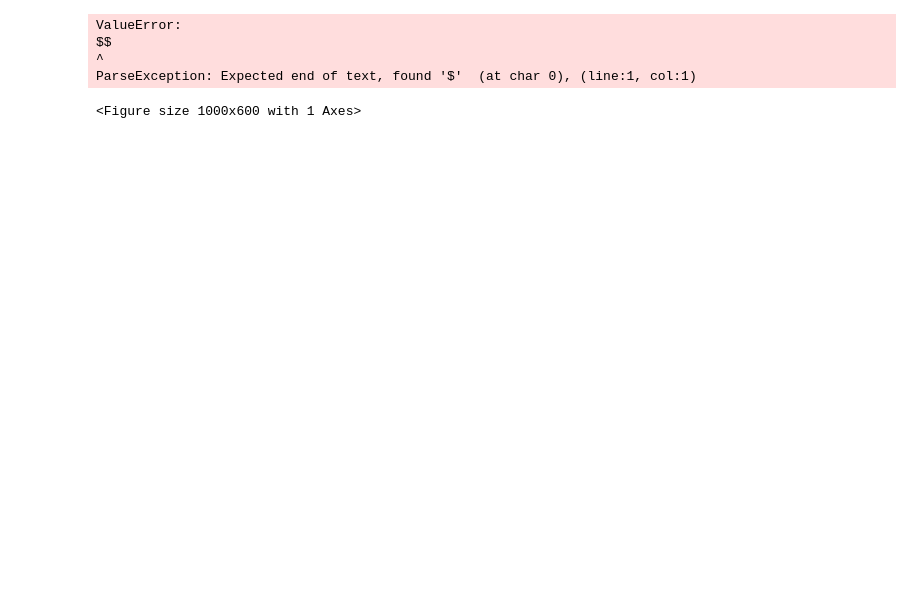
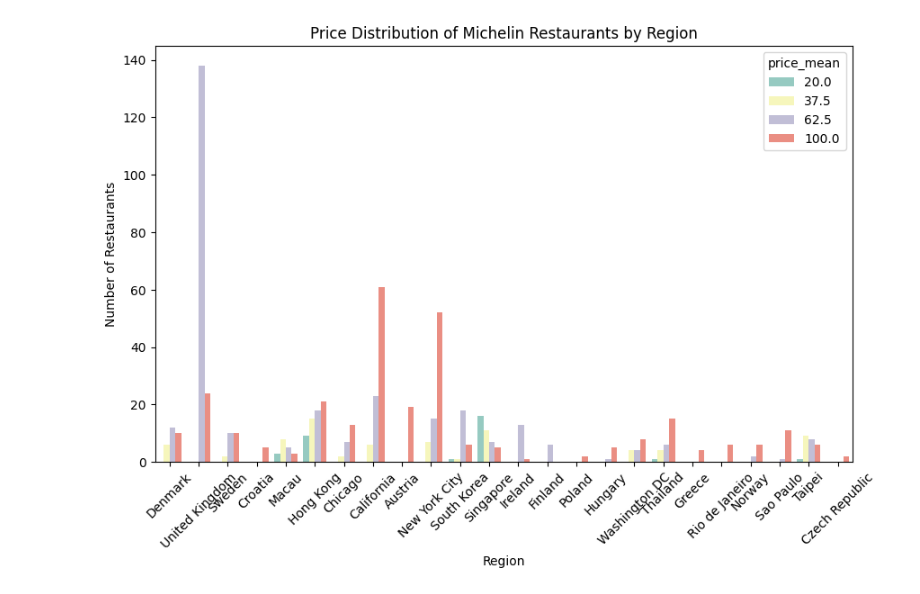
Before and after one commit to ArrimachNasser/first_project, a Jupyter notebook: data/clean/visuals_Zina.ipynb, the cells around one changed output. Saved outputs shown, nothing was run; the diff lists cells and outputs as text; code cells hidden in the pictures; blank space fills up the shorter version.

```diff
--- a/data/clean/visuals_Zina.ipynb
+++ b/data/clean/visuals_Zina.ipynb
@@ -188,14 +86,10 @@ ValueError: Could not interpret value `price_mean` for `x`. An entry with this n
 # %%
 plt.figure(figsize=(10,6))
-sns.countplot(data=df, x='region', hue='price', palette='Set3')
+sns.countplot(data=df, x='region', hue='price_mean', palette='Set3')
 plt.title('Price Distribution of Michelin Restaurants by Region')
 plt.xlabel('Region')
 plt.ylabel('Number of Restaurants')
 plt.xticks(rotation=45)
 plt.show()
 # %% [output]
-ValueError:
-$$
-^
-ParseException: Expected end of text, found '$'  (at char 0), (line:1, col:1)
-<Figure size 1000x600 with 1 Axes>
+[figure, added]
```
Also changed, not shown: parts of 19 cells of this notebook, 1 other file.
